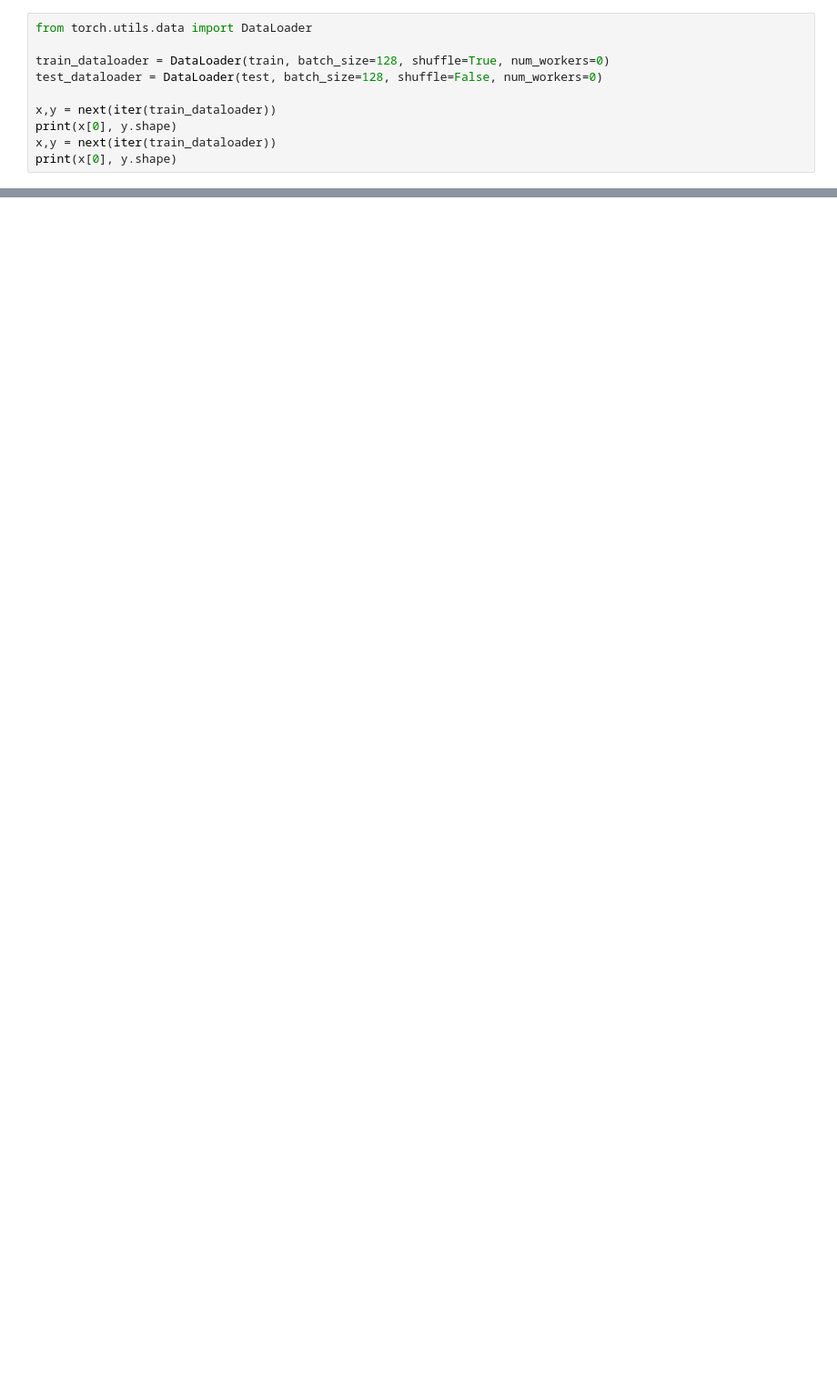
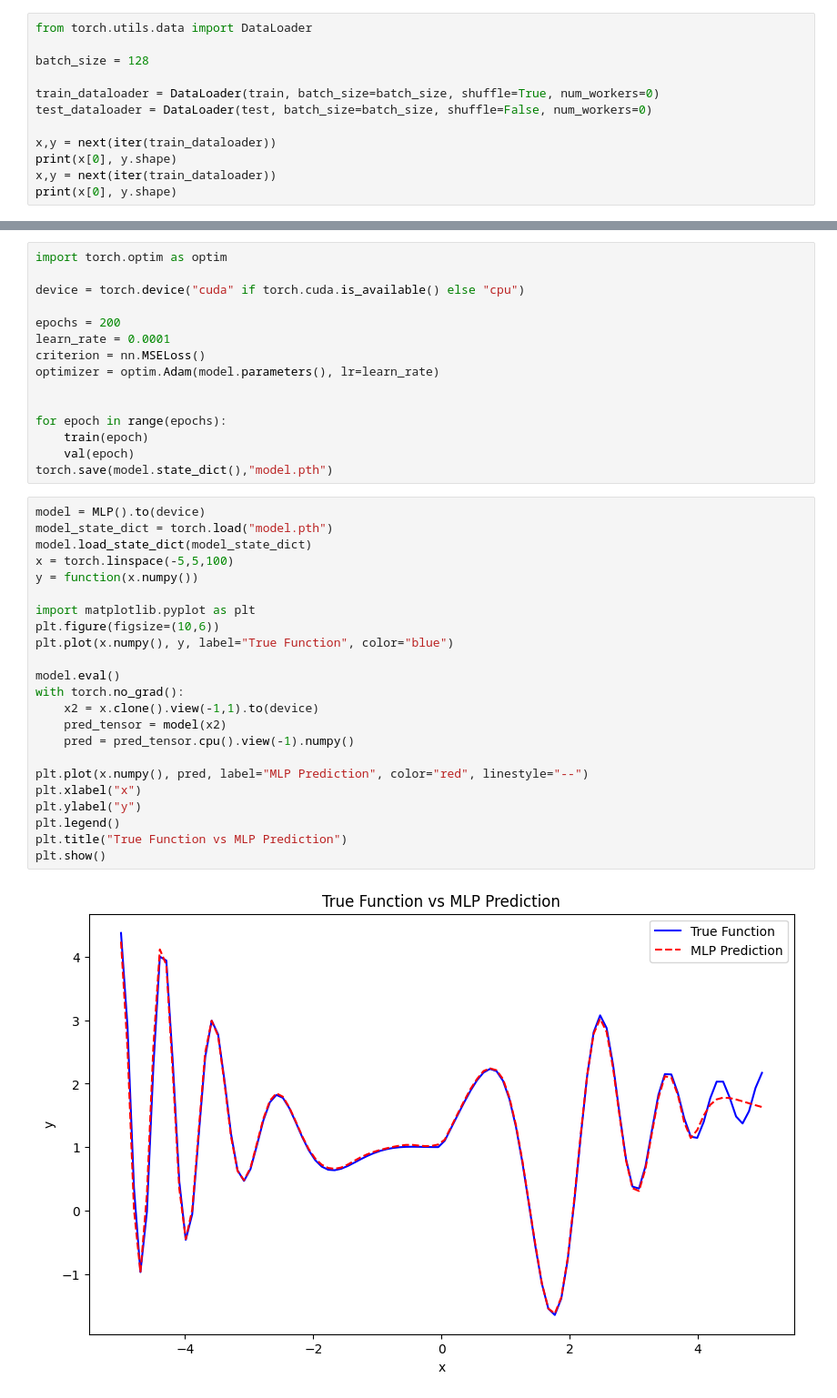
Before and after one commit to Shallow-W/AI-LLM, a Jupyter notebook: llm/learn_pytorch/lesson_2/lesson2.ipynb, the cells around one changed output, grey strips where cells are left out. Shown at 91% size. Cells and saved outputs as stored; diff of their text form; blank space fills up the shorter version.

```diff
--- a/llm/learn_pytorch/lesson_2/lesson2.ipynb
+++ b/llm/learn_pytorch/lesson_2/lesson2.ipynb
@@ -66,8 +64,10 @@ Dataset size: 10000, 2000
 # %%
 from torch.utils.data import DataLoader
 
-train_dataloader = DataLoader(train, batch_size=128, shuffle=True, num_workers=0)
-test_dataloader = DataLoader(test, batch_size=128, shuffle=False, num_workers=0)
+batch_size = 128
+
+train_dataloader = DataLoader(train, batch_size=batch_size, shuffle=True, num_workers=0)
+test_dataloader = DataLoader(test, batch_size=batch_size, shuffle=False, num_workers=0)
 
 x,y = next(iter(train_dataloader))
 print(x[0], y.shape)
@@ -78,0 +179,40 @@ tensor(212.2770) torch.Size([128])
+# %%
+import torch.optim as optim
+
+device = torch.device("cuda" if torch.cuda.is_available() else "cpu")
+
+epochs = 200
+learn_rate = 0.0001
+criterion = nn.MSELoss()
+optimizer = optim.Adam(model.parameters(), lr=learn_rate)
+
+
+for epoch in range(epochs):
+    train(epoch)
+    val(epoch)
+torch.save(model.state_dict(),"model.pth")
+# %%
+model = MLP().to(device)
+model_state_dict = torch.load("model.pth")
+model.load_state_dict(model_state_dict)
+x = torch.linspace(-5,5,100)
+y = function(x.numpy())
+
+import matplotlib.pyplot as plt
+plt.figure(figsize=(10,6))
+plt.plot(x.numpy(), y, label="True Function", color="blue")
+
+model.eval()
+with torch.no_grad():
+    x2 = x.clone().view(-1,1).to(device)
+    pred_tensor = model(x2)
+    pred = pred_tensor.cpu().view(-1).numpy()
+
+plt.plot(x.numpy(), pred, label="MLP Prediction", color="red", linestyle="--")
+plt.xlabel("x")
+plt.ylabel("y")
+plt.legend()
+plt.title("True Function vs MLP Prediction")
+plt.show()
+# %% [output]
+[figure, added]
```
Also changed, not shown: parts of 6 cells of this notebook.
